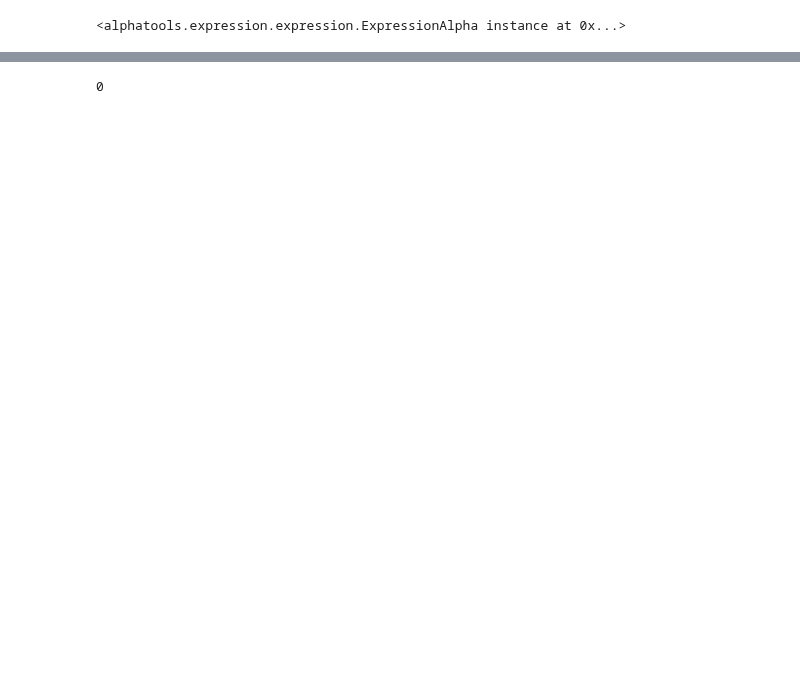
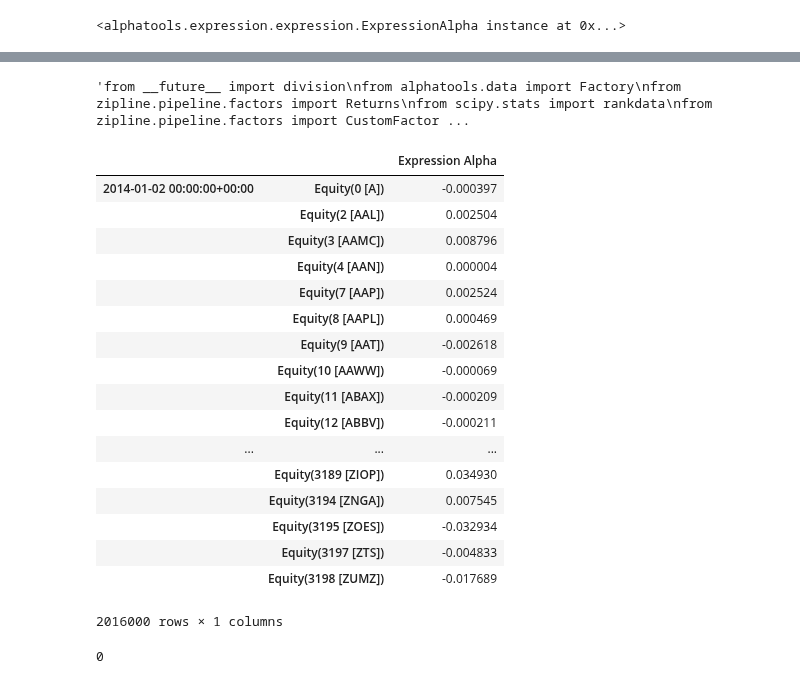
Before and after one commit to marketneutral/alphatools, a Jupyter notebook: notebooks/expression-alphas.ipynb, the cells around one changed output, grey strips where cells are left out. Saved outputs shown, nothing was run; the diff lists cells and outputs as text; code cells hidden in the pictures; blank space fills up the shorter version.

```diff
--- a/notebooks/expression-alphas.ipynb
+++ b/notebooks/expression-alphas.ipynb
@@ -232,3 +210,7 @@ class ExprAlpha_1(CustomFactor):
+# %%
+e.imports
+# %% [output]
+'from __future__ import division\nfrom alphatools.data import Factory\nfrom zipline.pipeline.factors import Returns\nfrom scipy.stats import rankdata\nfrom zipline.pipeline.factors import CustomFactor ...
 # %%
 expr_factor = (
     ExpressionAlpha('rank(log(close/delay(close, 5)))').
@@ -252,6 +234,27 @@ start_date = '2014-01-02'
 end_date = '2018-01-02'
 
 df = run_pipeline(p, start_date, end_date)
+# %%
+df
+# %% [output]
+|  |  | Expression Alpha |
+| 2014-01-02 00:00:00+00:00 | Equity(0 [A]) | -0.000397 |
+|  | Equity(2 [AAL]) | 0.002504 |
+|  | Equity(3 [AAMC]) | 0.008796 |
+|  | Equity(4 [AAN]) | 0.000004 |
+|  | Equity(7 [AAP]) | 0.002524 |
+|  | Equity(8 [AAPL]) | 0.000469 |
+|  | Equity(9 [AAT]) | -0.002618 |
+|  | Equity(10 [AAWW]) | -0.000069 |
+|  | Equity(11 [ABAX]) | -0.000209 |
+|  | Equity(12 [ABBV]) | -0.000211 |
+| ... | ... | ... |
+|  | Equity(3189 [ZIOP]) | 0.034930 |
+|  | Equity(3194 [ZNGA]) | 0.007545 |
+|  | Equity(3195 [ZOES]) | -0.032934 |
+|  | Equity(3197 [ZTS]) | -0.004833 |
+|  | Equity(3198 [ZUMZ]) | -0.017689 |
+2016000 rows × 1 columns
 # %%
 1/2
 # %% [output]
```
Also changed, not shown: parts of 7 cells of this notebook, 4 other files.
